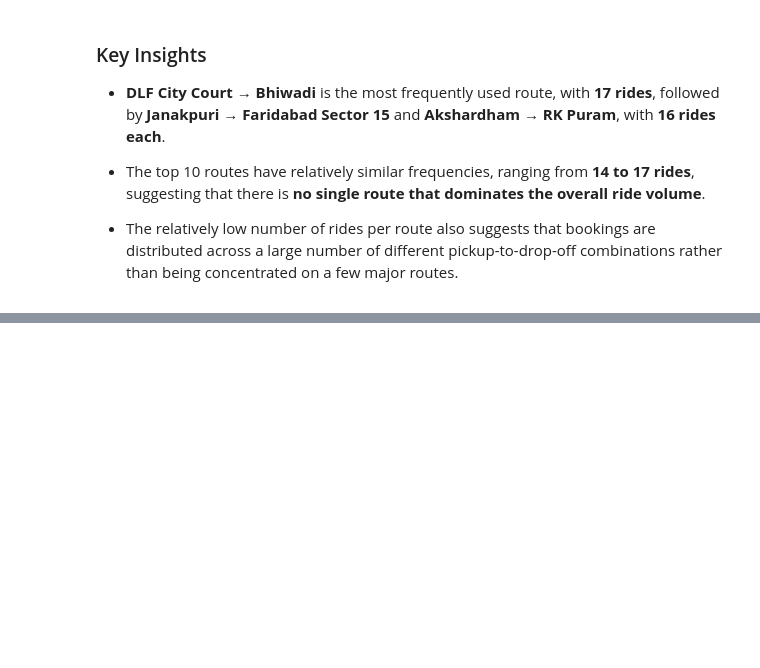
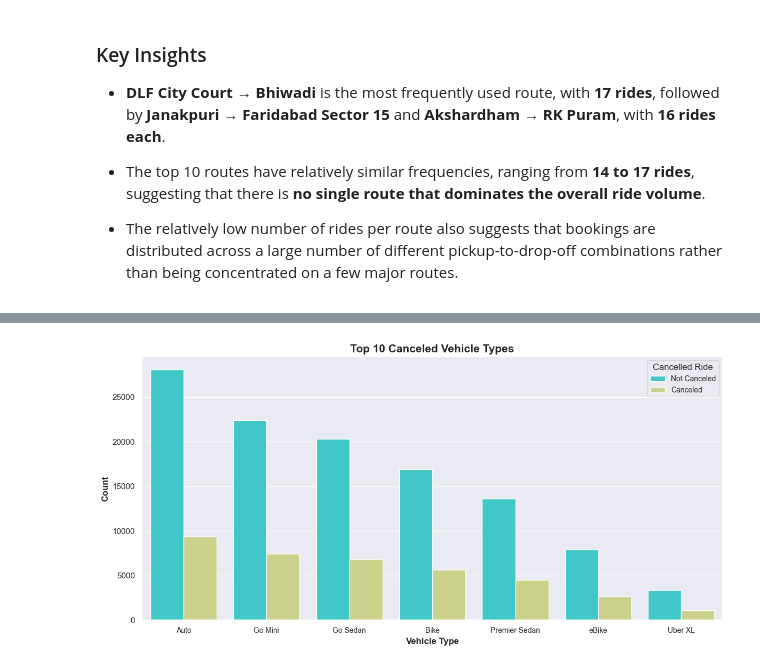
Before and after one commit to Seif-Elmezaien/Uber-Ride-EDA, a Jupyter notebook: Uber Ride EDA.ipynb, the cells around one changed output, grey strips where cells are left out. Drawn from its saved outputs; the diff is of its cells as text; code cells hidden in the pictures; blank space fills up the shorter version.

```diff
--- a/Uber Ride EDA.ipynb
+++ b/Uber Ride EDA.ipynb
@@ -372,0 +385,14 @@ plt.show()
+# %%
+order = df['Vehicle Type'].value_counts().index
+
+plt.figure(figsize=(12, 6))
+sns.countplot(x='Vehicle Type', data=df, palette='rainbow', order=order, hue='cancelled ride')
+plt.title('Top 10 Canceled Vehicle Types', fontsize=15, fontweight='bold')
+plt.xticks(fontsize=10)
+plt.xlabel('Vehicle Type', fontsize=12, fontweight='bold')
+plt.ylabel('Count', fontsize=12, fontweight='bold')
+plt.legend(title='Cancelled Ride', labels=['Not Canceled', 'Canceled'], fontsize=10, title_fontsize=12)
+plt.tight_layout()
+plt.show()
+# %% [output]
+[figure, added]
```
Also changed, not shown: parts of 16 cells of this notebook.
